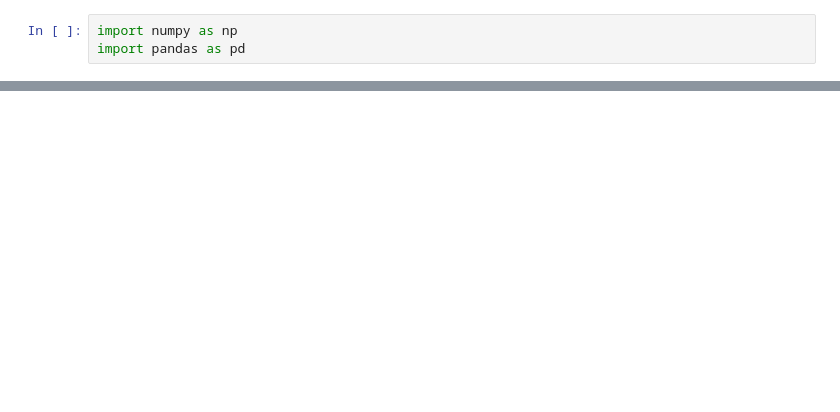
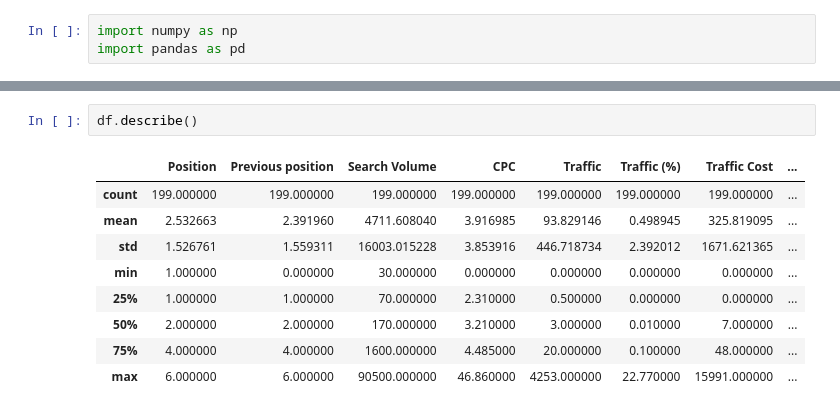
Before and after one commit to hemant1491/website_traffic_ADword_analysis, a Jupyter notebook: notebooks/assaign_keyword_ID.ipynb, the cells around one changed output, grey strips where cells are left out. Drawn from its saved outputs; the diff is of its cells as text; blank space fills up the shorter version.

```diff
--- a/notebooks/assaign_keyword_ID.ipynb
+++ b/notebooks/assaign_keyword_ID.ipynb
@@ -18,0 +45,12 @@ excel.head(10)
+# %%
+df.describe()
+# %% [output]
+|  | Position | Previous position | Search Volume | CPC | Traffic | Traffic (%) | Traffic Cost | ... |
+| count | 199.000000 | 199.000000 | 199.000000 | 199.000000 | 199.000000 | 199.000000 | 199.000000 | ... |
+| mean | 2.532663 | 2.391960 | 4711.608040 | 3.916985 | 93.829146 | 0.498945 | 325.819095 | ... |
+| std | 1.526761 | 1.559311 | 16003.015228 | 3.853916 | 446.718734 | 2.392012 | 1671.621365 | ... |
+| min | 1.000000 | 0.000000 | 30.000000 | 0.000000 | 0.000000 | 0.000000 | 0.000000 | ... |
+| 25% | 1.000000 | 1.000000 | 70.000000 | 2.310000 | 0.500000 | 0.000000 | 0.000000 | ... |
+| 50% | 2.000000 | 2.000000 | 170.000000 | 3.210000 | 3.000000 | 0.010000 | 7.000000 | ... |
+| 75% | 4.000000 | 4.000000 | 1600.000000 | 4.485000 | 20.000000 | 0.100000 | 48.000000 | ... |
+| max | 6.000000 | 6.000000 | 90500.000000 | 46.860000 | 4253.000000 | 22.770000 | 15991.000000 | ... |
```
Also changed, not shown: parts of 15 cells of this notebook, 2 other files.
